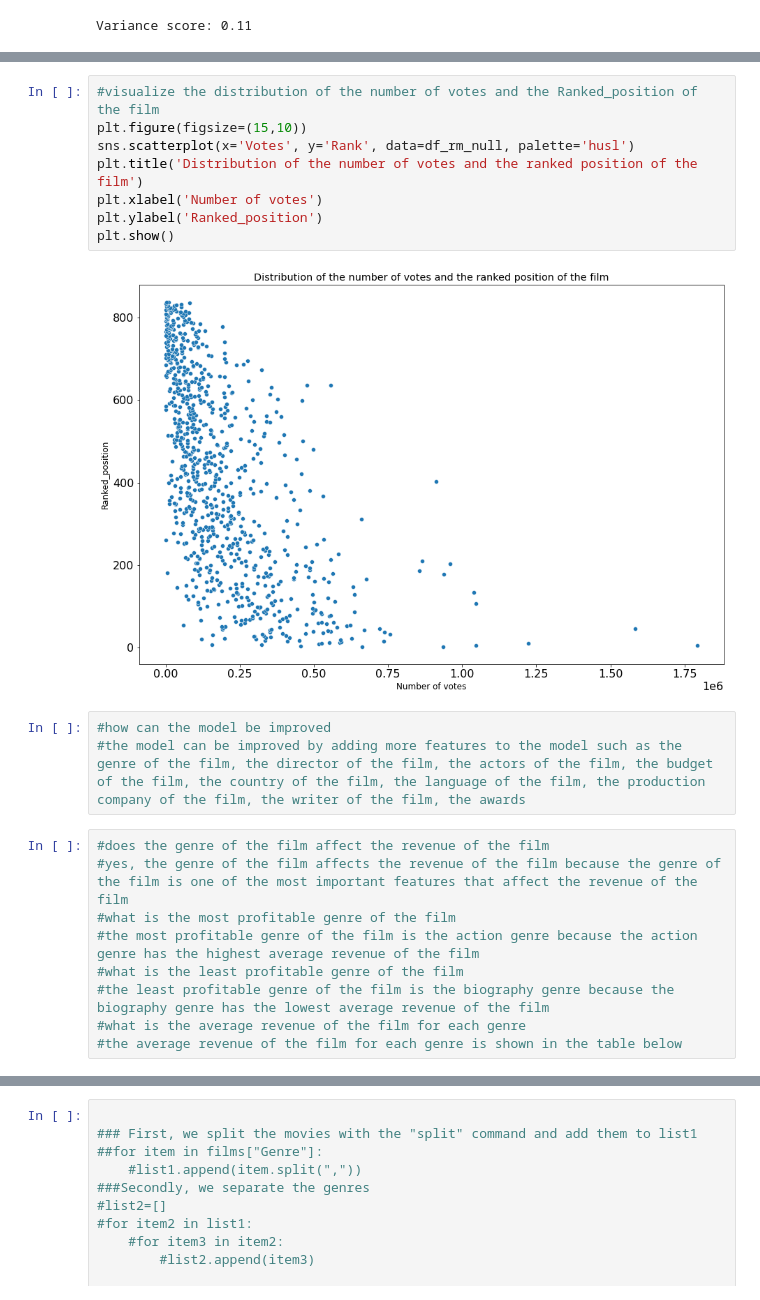
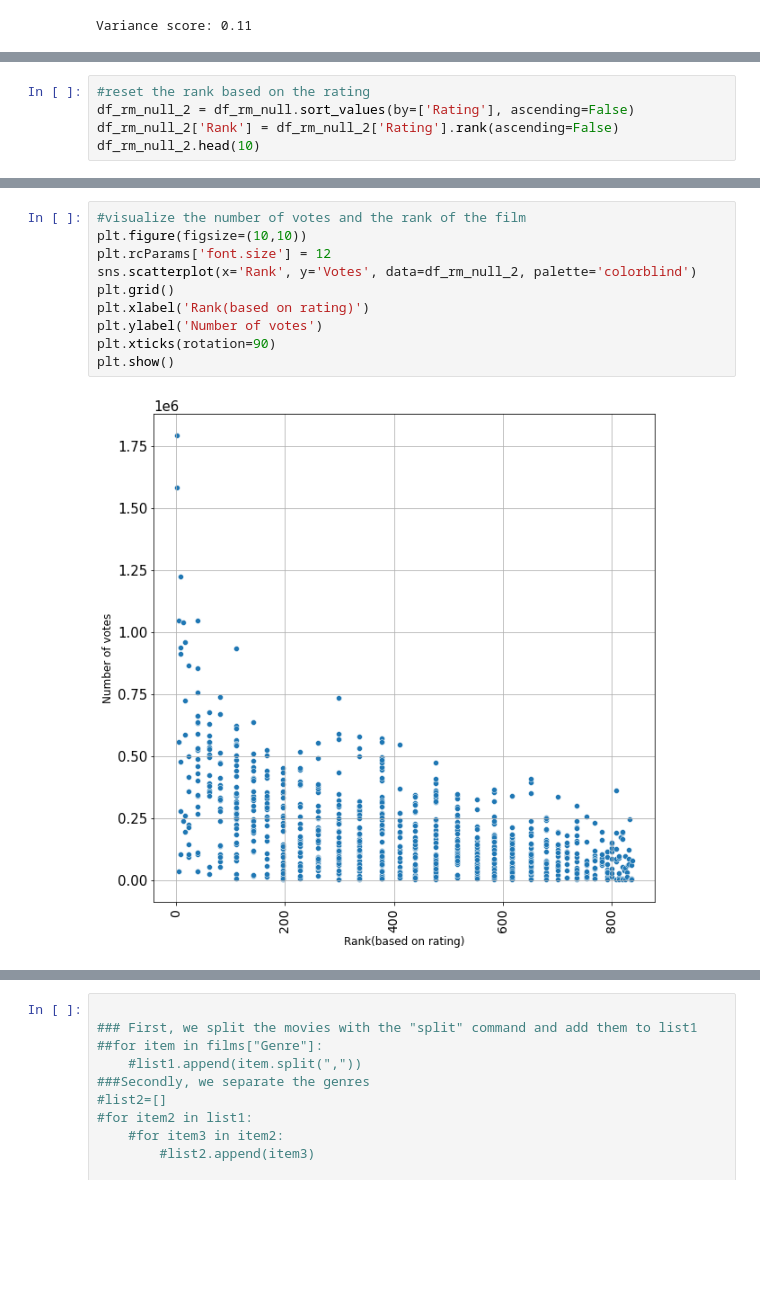
Before and after one commit to Misperia/FDS_project_2023, a Jupyter notebook: notebook.ipynb, the cells around one changed output, grey strips where cells are left out. Drawn from its saved outputs; the diff is of its cells as text; blank space fills up the shorter version.

```diff
--- a/notebook.ipynb
+++ b/notebook.ipynb
@@ -704,3 +655,8 @@ df_rm_null.head()
 | 2 | 3 | Jurassic World | Action,Adventure,Sci-Fi | A new theme park, built on the or... | Colin Trevorrow | Chris Pratt, Bryce Dallas Howard,... | 2015 | 124 | 7.0 | 455169 | ... |
 | 3 | 4 | The Avengers | Action,Sci-Fi | Earth's mightiest heroes must com... | Joss Whedon | Robert Downey Jr., Chris Evans, S... | 2012 | 143 | 8.1 | 1045588 | ... |
 | 4 | 5 | The Dark Knight | Action,Crime,Drama | When the menace known as the Joke... | Christopher Nolan | Christian Bale, Heath Ledger, Aar... | 2008 | 152 | 9.0 | 1791916 | ... |
+# %%
+#reset the rank based on the rating
+df_rm_null_2 = df_rm_null.sort_values(by=['Rating'], ascending=False)
+df_rm_null_2['Rank'] = df_rm_null_2['Rating'].rank(ascending=False)
+df_rm_null_2.head(10)
@@ -707,22 +675,12 @@ df_rm_null.head()
 # %%
-#visualize the distribution of the number of votes and the Ranked_position of the film
-plt.figure(figsize=(15,10))
-sns.scatterplot(x='Votes', y='Rank', data=df_rm_null, palette='husl')
-plt.title('Distribution of the number of votes and the ranked position of the film')
-plt.xlabel('Number of votes')
-plt.ylabel('Ranked_position')
+#visualize the number of votes and the rank of the film
+plt.figure(figsize=(10,10))
+plt.rcParams['font.size'] = 12
+sns.scatterplot(x='Rank', y='Votes', data=df_rm_null_2, palette='colorblind')
+plt.grid()
+plt.xlabel('Rank(based on rating)')
+plt.ylabel('Number of votes')
+plt.xticks(rotation=90)
 plt.show()
 # %% [output]
-[figure, old version]
+[figure, new version]
-# %%
-#how can the model be improved
-#the model can be improved by adding more features to the model such as the genre of the film, the director of the film, the actors of the film, the budget of the film, the country of the film, the language of the film, the production company of the film, the writer of the film, the awards
-# %%
-#does the genre of the film affect the revenue of the film
-#yes, the genre of the film affects the revenue of the film because the genre of the film is one of the most important features that affect the revenue of the film
-#what is the most profitable genre of the film
-#the most profitable genre of the film is the action genre because the action genre has the highest average revenue of the film
-#what is the least profitable genre of the film
-#the least profitable genre of the film is the biography genre because the biography genre has the lowest average revenue of the film
-#what is the average revenue of the film for each genre
-#the average revenue of the film for each genre is shown in the table below
```
Also changed, not shown: parts of 69 cells of this notebook, 6 other files.
